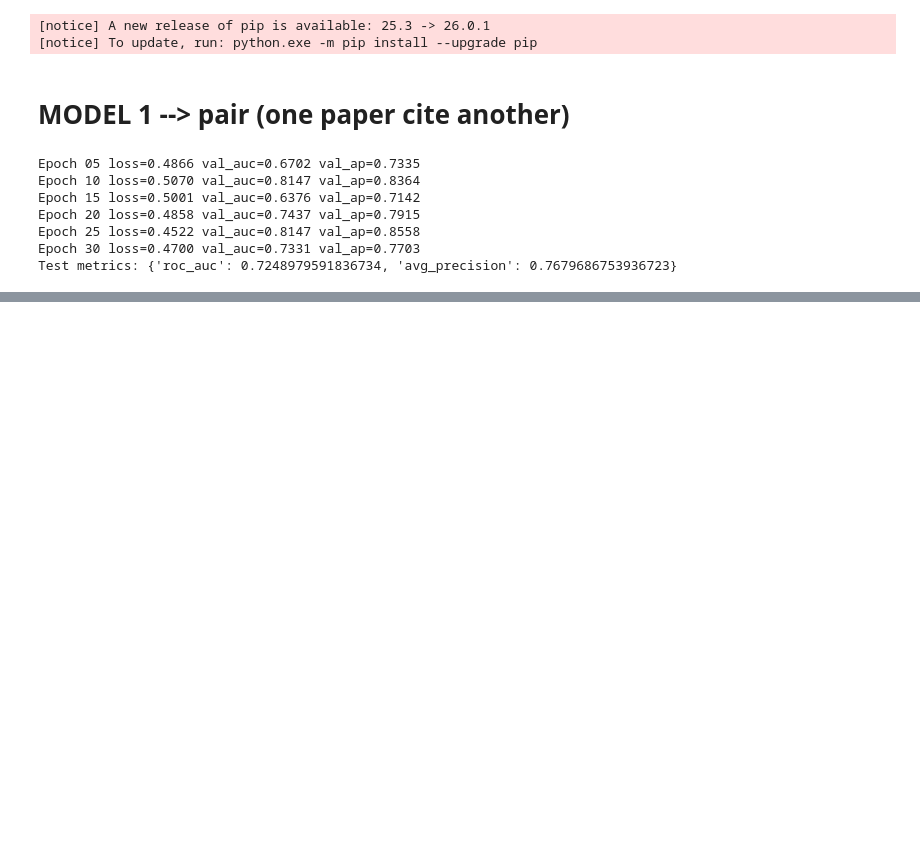
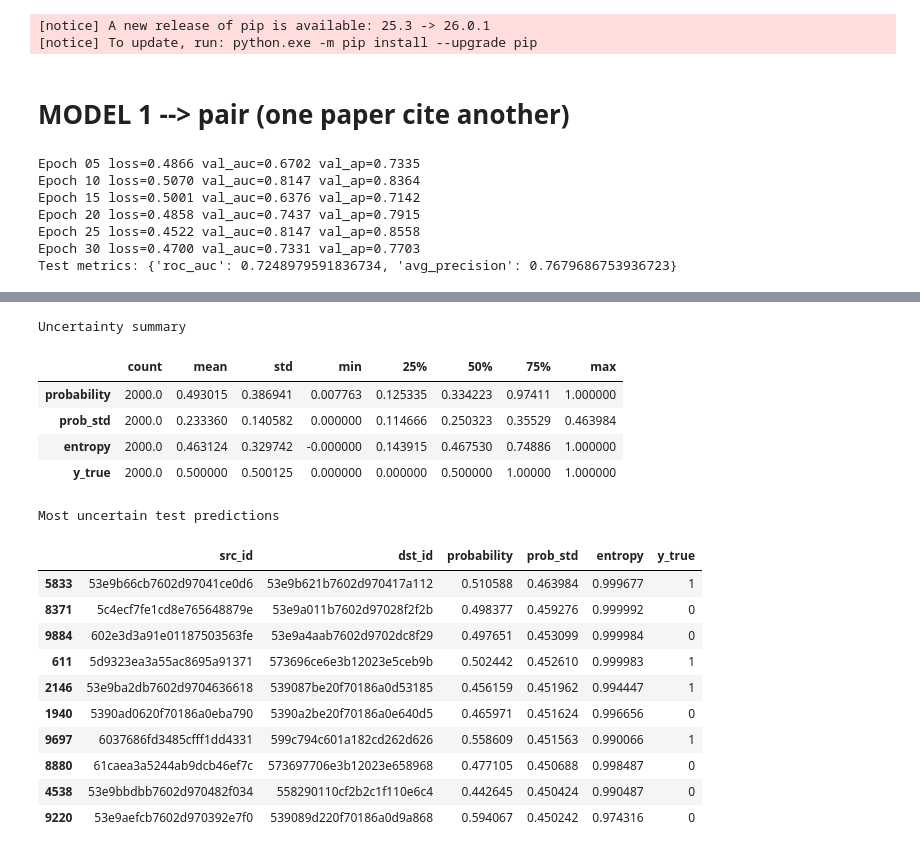
Before and after one commit to ManuCa93/data_project_3, a Jupyter notebook: notebook.ipynb, the cells around one changed output, grey strips where cells are left out. Drawn from its saved outputs; the diff is of its cells as text; code cells hidden in the pictures; blank space fills up the shorter version.

```diff
--- a/notebook.ipynb
+++ b/notebook.ipynb
@@ -1714,0 +2171,43 @@ Test metrics: {'roc_auc': 0.7248979591836734, 'avg_precision': 0.767968675393672
+# %%
+
+
+tree_probs = np.vstack([tree.predict_proba(X_test)[:, 1] for tree in model.estimators_])
+uncertainty_df = pd.DataFrame(
+    {
+        "probability": probs,
+        "prob_std": tree_probs.std(axis=0),
+        "entropy": -(probs * np.log2(np.clip(probs, 1e-9, 1.0)) + (1 - probs) * np.log2(np.clip(1 - probs, 1e-9, 1.0))),
+        "y_true": y_test.to_numpy(),
+    },
+    index=X_test.index,
+)
+# %%
+
+
+print("\nUncertainty summary")
+display(uncertainty_df.describe().T)
+print("\nMost uncertain test predictions")
+display(
+    pd.concat([meta_test, uncertainty_df], axis=1)
+      .sort_values("prob_std", ascending=False)
+      .head(10)
+)
+# %% [output]
+Uncertainty summary
+|  | count | mean | std | min | 25% | 50% | 75% | max |
+| probability | 2000.0 | 0.493015 | 0.386941 | 0.007763 | 0.125335 | 0.334223 | 0.97411 | 1.000000 |
+| prob_std | 2000.0 | 0.233360 | 0.140582 | 0.000000 | 0.114666 | 0.250323 | 0.35529 | 0.463984 |
+| entropy | 2000.0 | 0.463124 | 0.329742 | -0.000000 | 0.143915 | 0.467530 | 0.74886 | 1.000000 |
+| y_true | 2000.0 | 0.500000 | 0.500125 | 0.000000 | 0.000000 | 0.500000 | 1.00000 | 1.000000 |
+Most uncertain test predictions
+|  | src_id | dst_id | probability | prob_std | entropy | y_true |
+| 5833 | 53e9b66cb7602d97041ce0d6 | 53e9b621b7602d970417a112 | 0.510588 | 0.463984 | 0.999677 | 1 |
+| 8371 | 5c4ecf7fe1cd8e765648879e | 53e9a011b7602d97028f2f2b | 0.498377 | 0.459276 | 0.999992 | 0 |
+| 9884 | 602e3d3a91e01187503563fe | 53e9a4aab7602d9702dc8f29 | 0.497651 | 0.453099 | 0.999984 | 0 |
+| 611 | 5d9323ea3a55ac8695a91371 | 573696ce6e3b12023e5ceb9b | 0.502442 | 0.452610 | 0.999983 | 1 |
+| 2146 | 53e9ba2db7602d9704636618 | 539087be20f70186a0d53185 | 0.456159 | 0.451962 | 0.994447 | 1 |
+| 1940 | 5390ad0620f70186a0eba790 | 5390a2be20f70186a0e640d5 | 0.465971 | 0.451624 | 0.996656 | 0 |
+| 9697 | 6037686fd3485cfff1dd4331 | 599c794c601a182cd262d626 | 0.558609 | 0.451563 | 0.990066 | 1 |
+| 8880 | 61caea3a5244ab9dcb46ef7c | 573697706e3b12023e658968 | 0.477105 | 0.450688 | 0.998487 | 0 |
+| 4538 | 53e9bbdbb7602d970482f034 | 558290110cf2b2c1f110e6c4 | 0.442645 | 0.450424 | 0.990487 | 0 |
+| 9220 | 53e9aefcb7602d970392e7f0 | 539089d220f70186a0d9a868 | 0.594067 | 0.450242 | 0.974316 | 0 |
```
Also changed, not shown: parts of 27 cells of this notebook.
